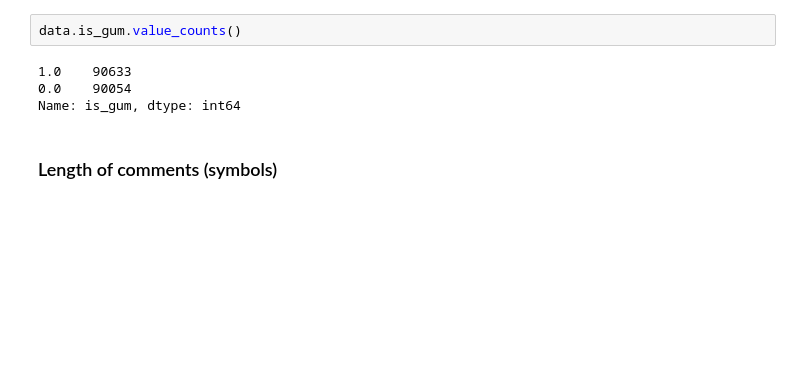
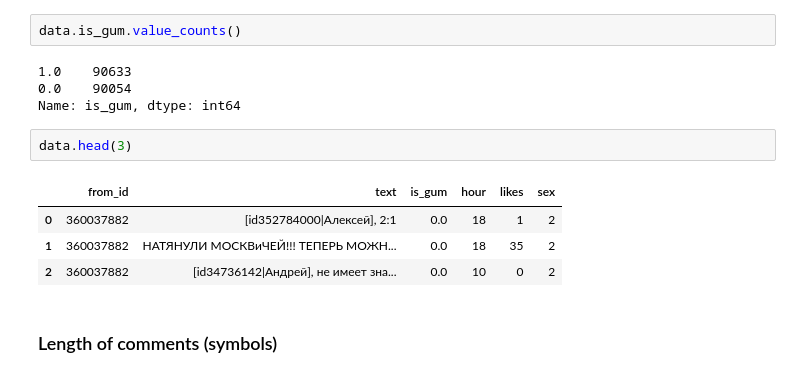
Before and after one commit to EvgenyKashin/CommentsAnalysis, a Jupyter notebook: comments.ipynb, the cells around one changed output. Cells and saved outputs as stored; diff of their text form; blank space fills up the shorter version.

```diff
--- a/comments.ipynb
+++ b/comments.ipynb
@@ -23,5 +24,12 @@ data.is_gum.value_counts()
 1.0    90633
 0.0    90054
 Name: is_gum, dtype: int64
+# %%
+data.head(3)
+# %% [output]
+|  | from_id | text | is_gum | hour | likes | sex |
+| 0 | 360037882 | [id352784000|Алексей], 2:1 | 0.0 | 18 | 1 | 2 |
+| 1 | 360037882 | НАТЯНУЛИ МОСКВиЧЕЙ!!! ТЕПЕРЬ МОЖН... | 0.0 | 18 | 35 | 2 |
+| 2 | 360037882 | [id34736142|Андрей], не имеет зна... | 0.0 | 10 | 0 | 2 |
 # %% [markdown]
 ### Length of comments (symbols)
```
Also changed, not shown: parts of 99 cells of this notebook, 3 other files.
